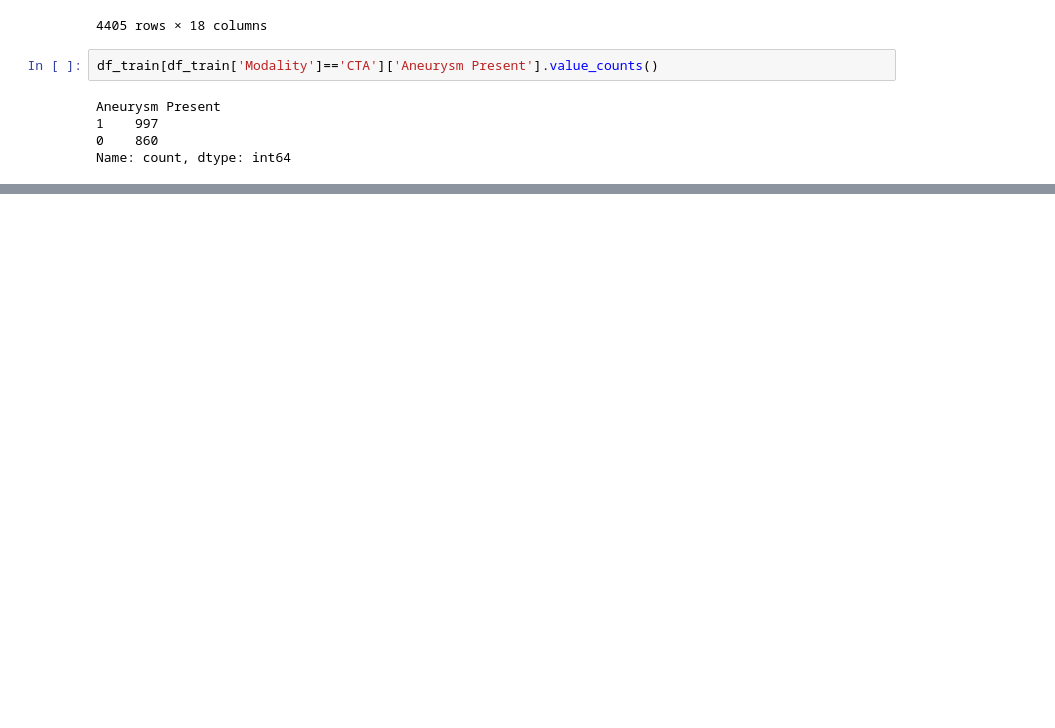
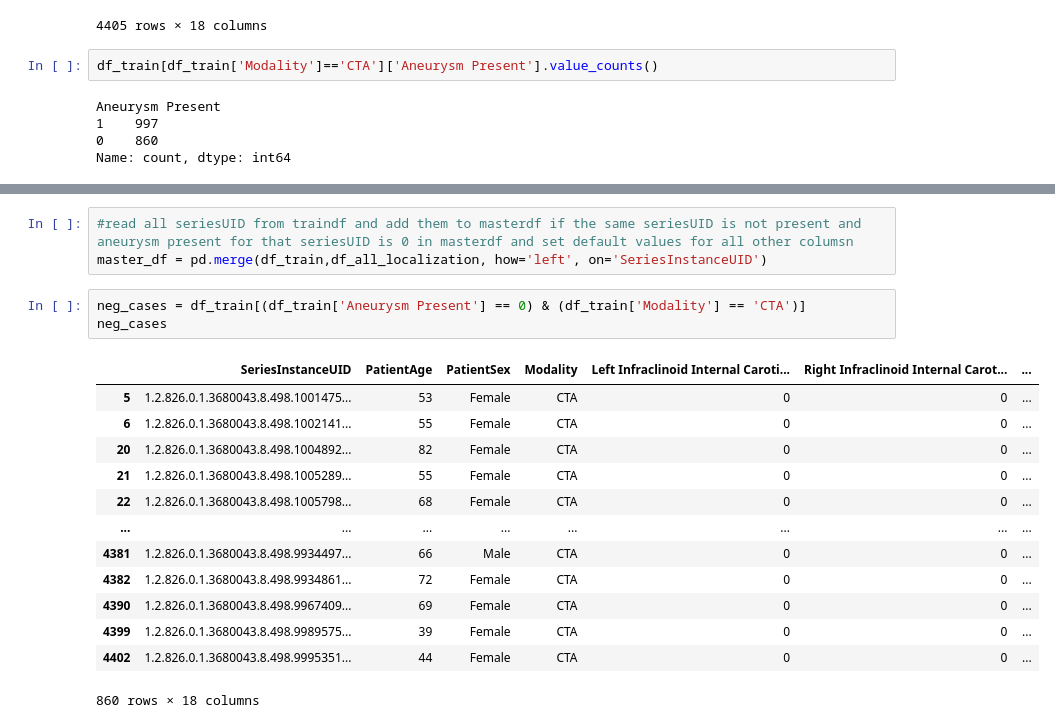
Before and after one commit to BhaveshSolanki32/Aneurysm_detection, a Jupyter notebook: train_data.ipynb, the cells around one changed output, grey strips where cells are left out. Cells and saved outputs as stored; diff of their text form; blank space fills up the shorter version.

```diff
--- a/train_data.ipynb
+++ b/train_data.ipynb
@@ -312,0 +391,20 @@ Name: count, dtype: int64
+# %%
+#read all seriesUID from traindf and add them to masterdf if the same seriesUID is not present and aneurysm present for that seriesUID is 0 in masterdf and set default values for all other columsn
+master_df = pd.merge(df_train,df_all_localization, how='left', on='SeriesInstanceUID')
+# %%
+neg_cases = df_train[(df_train['Aneurysm Present'] == 0) & (df_train['Modality'] == 'CTA')]
+neg_cases
+# %% [output]
+|  | SeriesInstanceUID | PatientAge | PatientSex | Modality | Left Infraclinoid Internal Caroti... | Right Infraclinoid Internal Carot... | ... |
+| 5 | 1.2.826.0.1.3680043.8.498.1001475... | 53 | Female | CTA | 0 | 0 | ... |
+| 6 | 1.2.826.0.1.3680043.8.498.1002141... | 55 | Female | CTA | 0 | 0 | ... |
+| 20 | 1.2.826.0.1.3680043.8.498.1004892... | 82 | Female | CTA | 0 | 0 | ... |
+| 21 | 1.2.826.0.1.3680043.8.498.1005289... | 55 | Female | CTA | 0 | 0 | ... |
+| 22 | 1.2.826.0.1.3680043.8.498.1005798... | 68 | Female | CTA | 0 | 0 | ... |
+| ... | ... | ... | ... | ... | ... | ... | ... |
+| 4381 | 1.2.826.0.1.3680043.8.498.9934497... | 66 | Male | CTA | 0 | 0 | ... |
+| 4382 | 1.2.826.0.1.3680043.8.498.9934861... | 72 | Female | CTA | 0 | 0 | ... |
+| 4390 | 1.2.826.0.1.3680043.8.498.9967409... | 69 | Female | CTA | 0 | 0 | ... |
+| 4399 | 1.2.826.0.1.3680043.8.498.9989575... | 39 | Female | CTA | 0 | 0 | ... |
+| 4402 | 1.2.826.0.1.3680043.8.498.9995351... | 44 | Female | CTA | 0 | 0 | ... |
+860 rows × 18 columns
```
Also changed, not shown: parts of 11 cells of this notebook, 7 other files.
